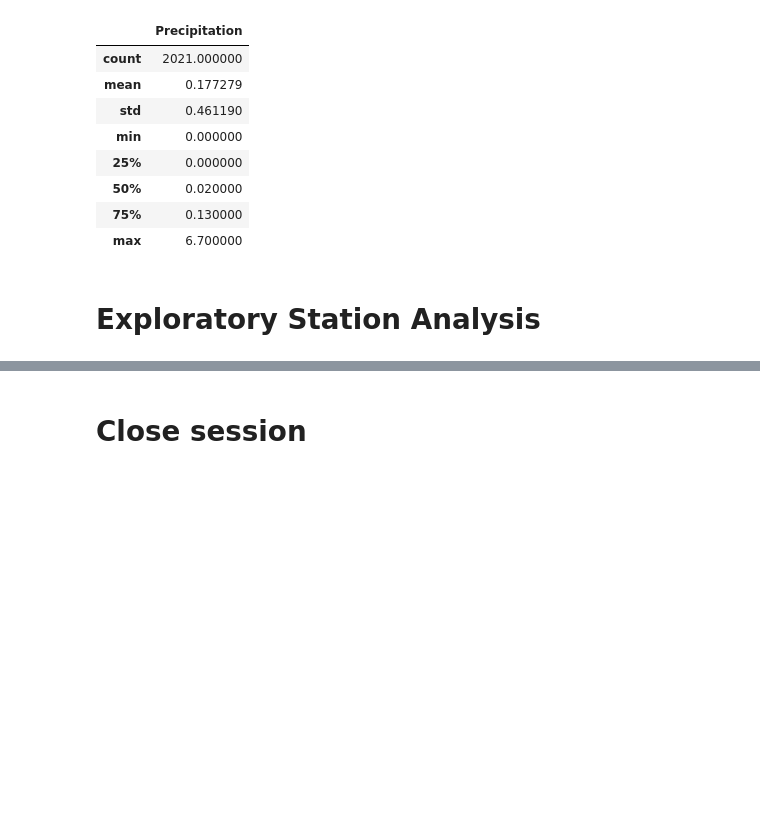
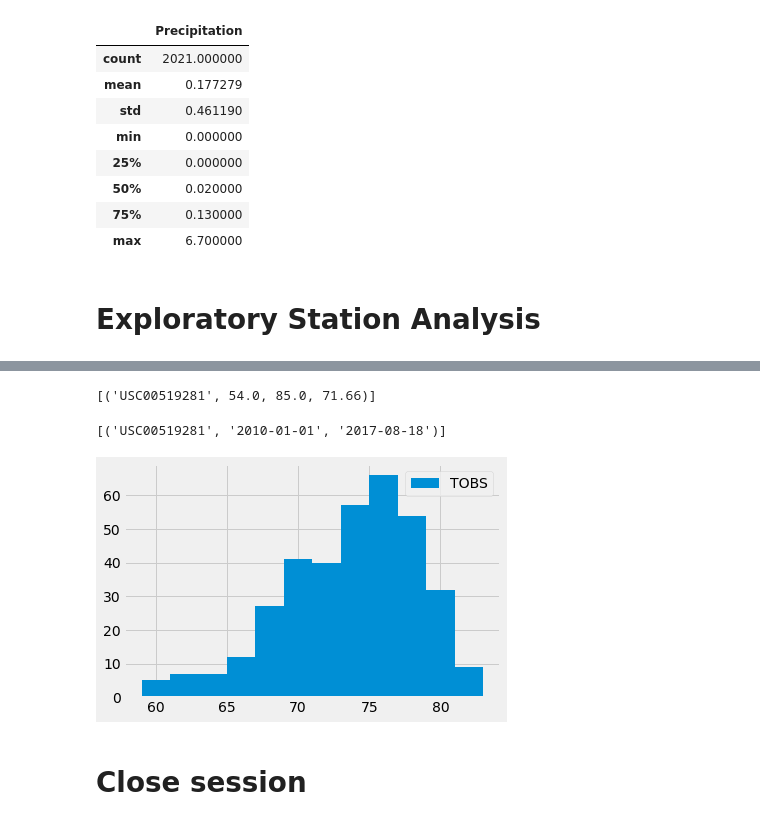
Before and after one commit to njneubauer/sqlalchemy_challenge, a Jupyter notebook: climate_analysis/climate_starter.ipynb, the cells around one changed output, grey strips where cells are left out. Cells and saved outputs as stored; diff of their text form; code cells hidden in the pictures; blank space fills up the shorter version.

```diff
--- a/climate_analysis/climate_starter.ipynb
+++ b/climate_analysis/climate_starter.ipynb
@@ -156,8 +158,30 @@ prcp_df.describe()
 # %%
 # Using the most active station id from the previous query, calculate the lowest, highest, and average temperature.
+session.query(Measurement.station, func.min(Measurement.tobs), func.max(Measurement.tobs), func.round(func.avg(Measurement.tobs),2)).\
+    filter(Measurement.station == 'USC00519281').all()
+# %% [output]
+[('USC00519281', 54.0, 85.0, 71.66)]
+# %%
+# Most Recent Date
+session.query(Measurement.station, func.max(Measurement.date)).filter(Measurement.station=='USC00519281').all()
+# %% [output]
+[('USC00519281', '2010-01-01', '2017-08-18')]
 # %%
 # Using the most active station id
+year_ago = dt.date(2017,8,18)- dt.timedelta(days=365)
 # Query the last 12 months of temperature observation data for this station and plot the results as a histogram
+active_station = session.query(Measurement.date, Measurement.tobs).filter(Measurement.date >= year_ago).\
+    filter(Measurement.station == 'USC00519281').all()
+# %%
+# Create dataframe
+station_temp = pd.DataFrame(active_station, columns=['Date', 'Tobs'])
+station_temp.set_index('Date', inplace=True)
+# Generate histogram
+plt.hist(station_temp, bins=12)
+plt.legend(('TOBS',))
+plt.show()
+# %% [output]
+[figure, added]
 # %% [markdown]
 # Close session
 # %%
```
Also changed, not shown: parts of 4 cells of this notebook.
